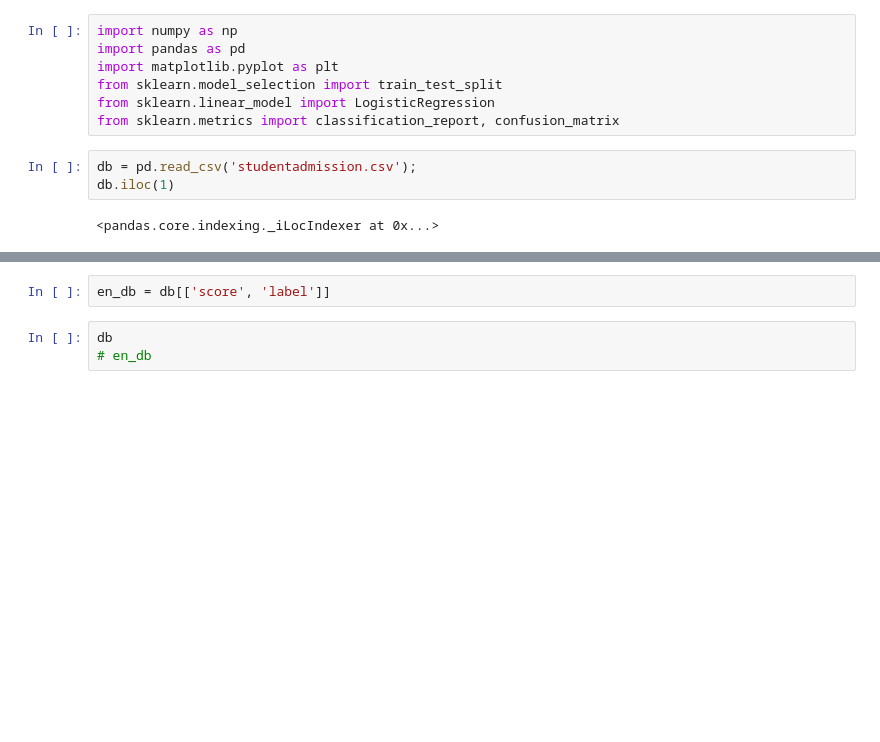
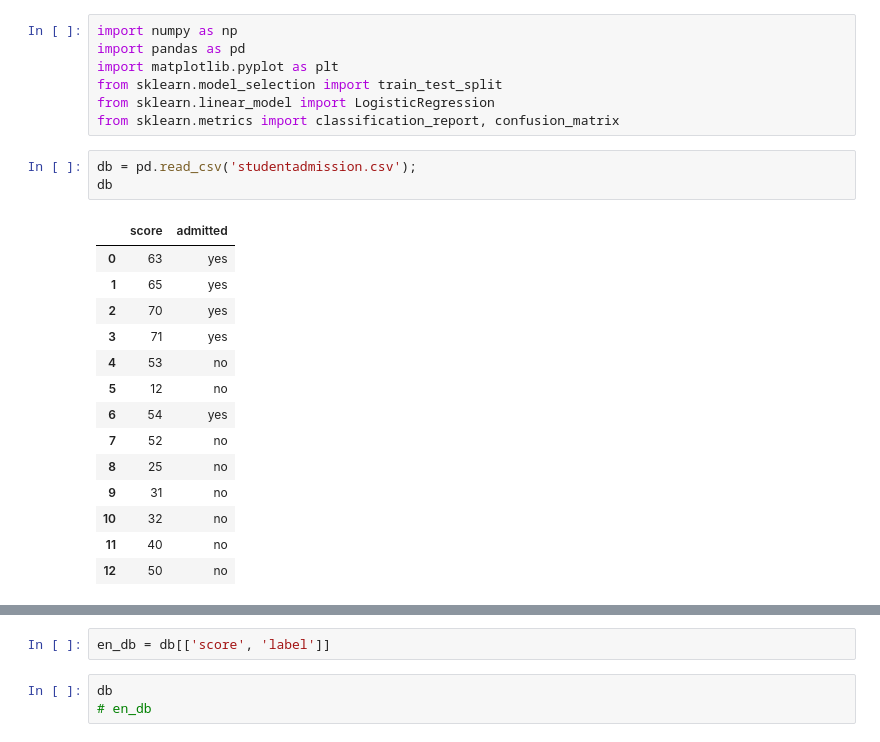
Before and after one commit to AhsanRaza05/18CS-I-DSA-LABS, a Jupyter notebook: DSA Lab # (11-8-2022)/Task/Student Admission Classification.ipynb, the cells around one changed output, grey strips where cells are left out. Cells and saved outputs as stored; diff of their text form; blank space fills up the shorter version.

```diff
--- a/DSA Lab # (11-8-2022)/Task/Student Admission Classification.ipynb
+++ b/DSA Lab # (11-8-2022)/Task/Student Admission Classification.ipynb
@@ -7,9 +7,22 @@ from sklearn.linear_model import LogisticRegression
 from sklearn.metrics import classification_report, confusion_matrix
 # %%
 db = pd.read_csv('studentadmission.csv');
-db.iloc(1)
+db
 # %% [output]
-<pandas.core.indexing._iLocIndexer at 0x...>
+|  | score | admitted |
+| 0 | 63 | yes |
+| 1 | 65 | yes |
+| 2 | 70 | yes |
+| 3 | 71 | yes |
+| 4 | 53 | no |
+| 5 | 12 | no |
+| 6 | 54 | yes |
+| 7 | 52 | no |
+| 8 | 25 | no |
+| 9 | 31 | no |
+| 10 | 32 | no |
+| 11 | 40 | no |
+| 12 | 50 | no |
 # %%
 # Encoding the admitted (target variabel)
 
```
Also changed, not shown: parts of 13 cells of this notebook, 1 other file.
